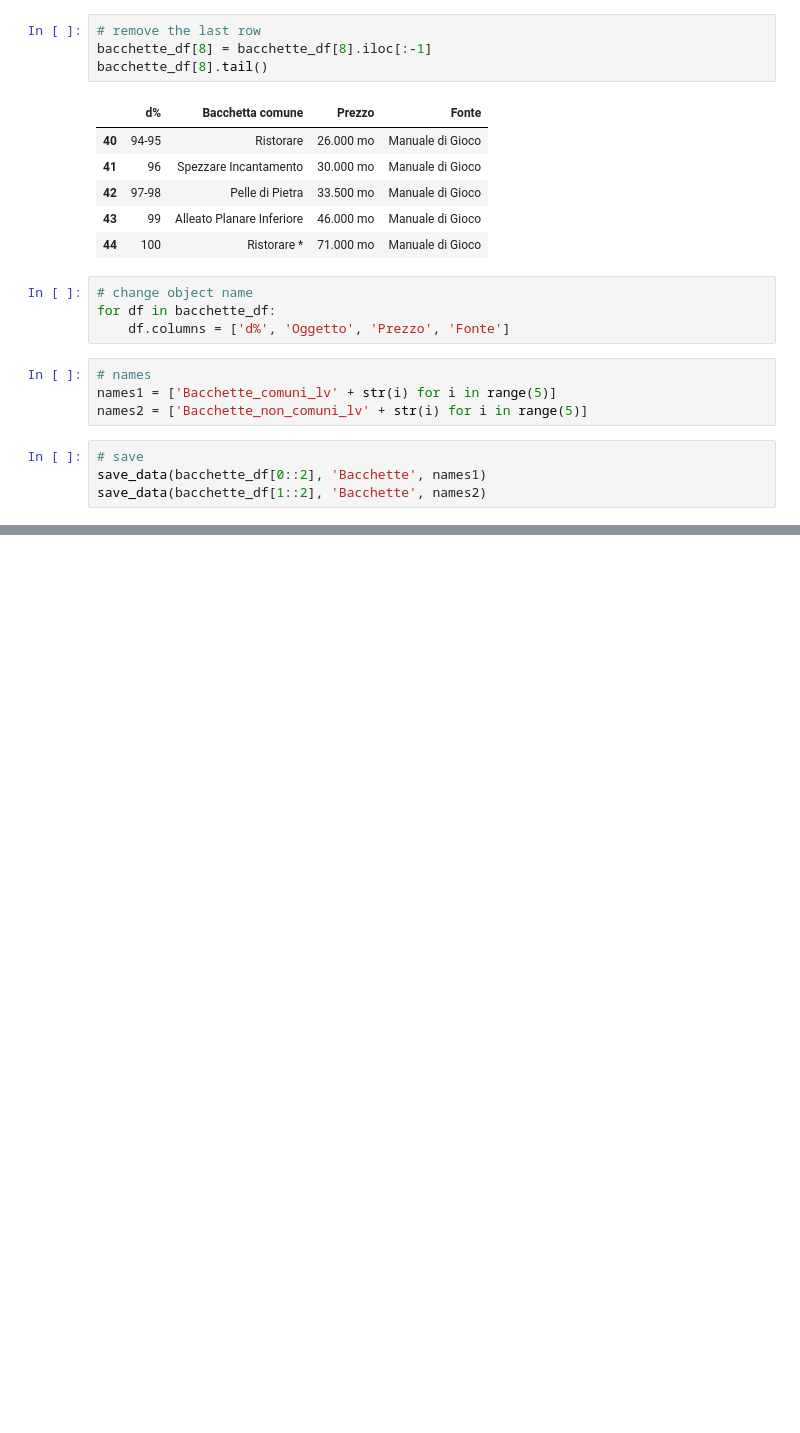
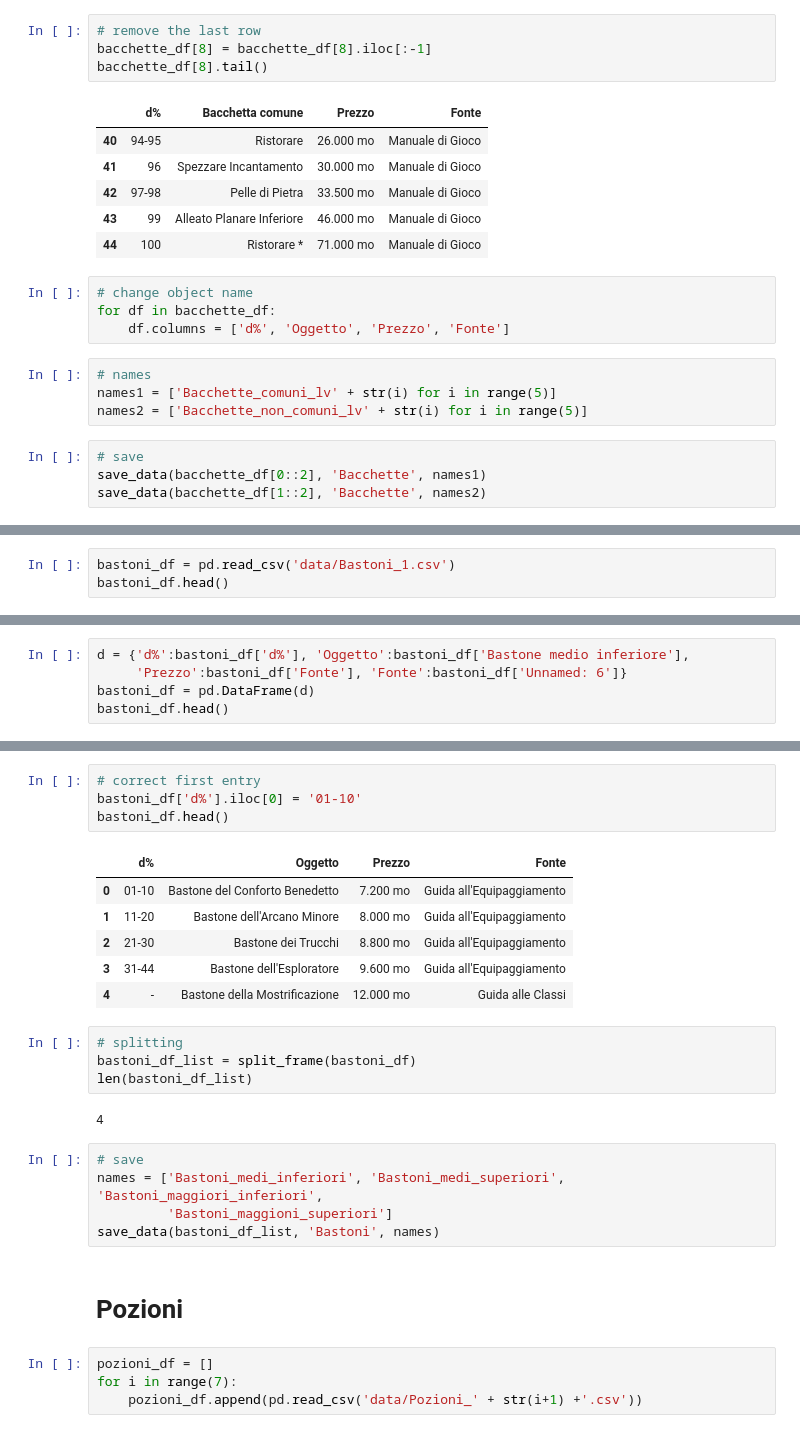
Before and after one commit to mattiafalco/Pathfinder---Magic-Item-Generator, a Jupyter notebook: Cleaning.ipynb, the cells around one changed output, grey strips where cells are left out. Saved outputs shown, nothing was run; the diff lists cells and outputs as text; blank space fills up the shorter version.

```diff
--- a/Cleaning.ipynb
+++ b/Cleaning.ipynb
@@ -122,0 +125,3 @@ save_data(bacchette_df[1::2], 'Bacchette', names2)
+# %%
+bastoni_df = pd.read_csv('data/Bastoni_1.csv')
+bastoni_df.head()
@@ -122,0 +135,5 @@ save_data(bacchette_df[1::2], 'Bacchette', names2)
+# %%
+d = {'d%':bastoni_df['d%'], 'Oggetto':bastoni_df['Bastone medio inferiore'],
+     'Prezzo':bastoni_df['Fonte'], 'Fonte':bastoni_df['Unnamed: 6']}
+bastoni_df = pd.DataFrame(d)
+bastoni_df.head()
@@ -122,0 +147,28 @@ save_data(bacchette_df[1::2], 'Bacchette', names2)
+# %%
+# correct first entry
+bastoni_df['d%'].iloc[0] = '01-10'
+bastoni_df.head()
+# %% [output]
+|  | d% | Oggetto | Prezzo | Fonte |
+| 0 | 01-10 | Bastone del Conforto Benedetto | 7.200 mo | Guida all'Equipaggiamento |
+| 1 | 11-20 | Bastone dell'Arcano Minore | 8.000 mo | Guida all'Equipaggiamento |
+| 2 | 21-30 | Bastone dei Trucchi | 8.800 mo | Guida all'Equipaggiamento |
+| 3 | 31-44 | Bastone dell'Esploratore | 9.600 mo | Guida all'Equipaggiamento |
+| 4 | - | Bastone della Mostrificazione | 12.000 mo | Guida alle Classi |
+# %%
+# splitting
+bastoni_df_list = split_frame(bastoni_df)
+len(bastoni_df_list)
+# %% [output]
+4
+# %%
+# save
+names = ['Bastoni_medi_inferiori', 'Bastoni_medi_superiori', 'Bastoni_maggiori_inferiori',
+         'Bastoni_maggioni_superiori']
+save_data(bastoni_df_list, 'Bastoni', names)
+# %% [markdown]
+# Pozioni
+# %%
+pozioni_df = []
+for i in range(7):
+    pozioni_df.append(pd.read_csv('data/Pozioni_' + str(i+1) +'.csv'))
```
Also changed, not shown: parts of 18 cells of this notebook, 18 other files.
